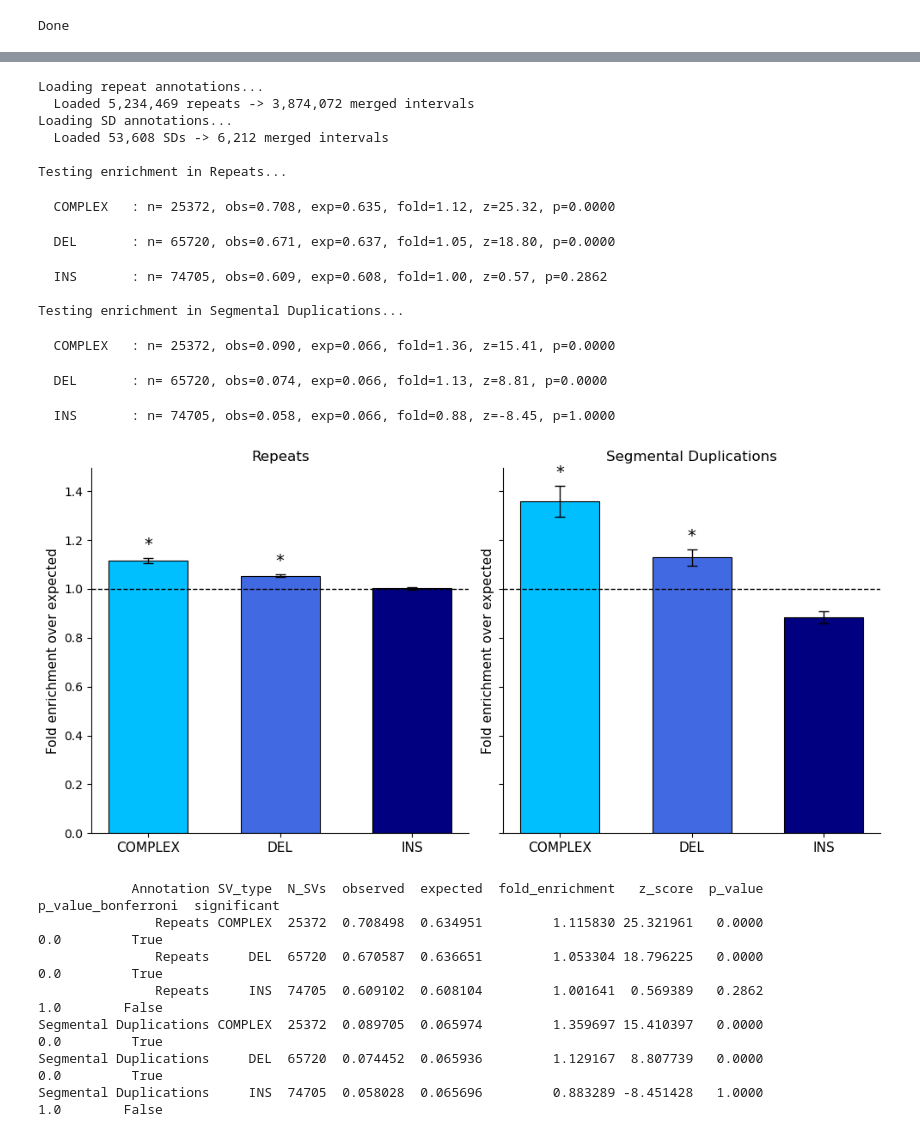
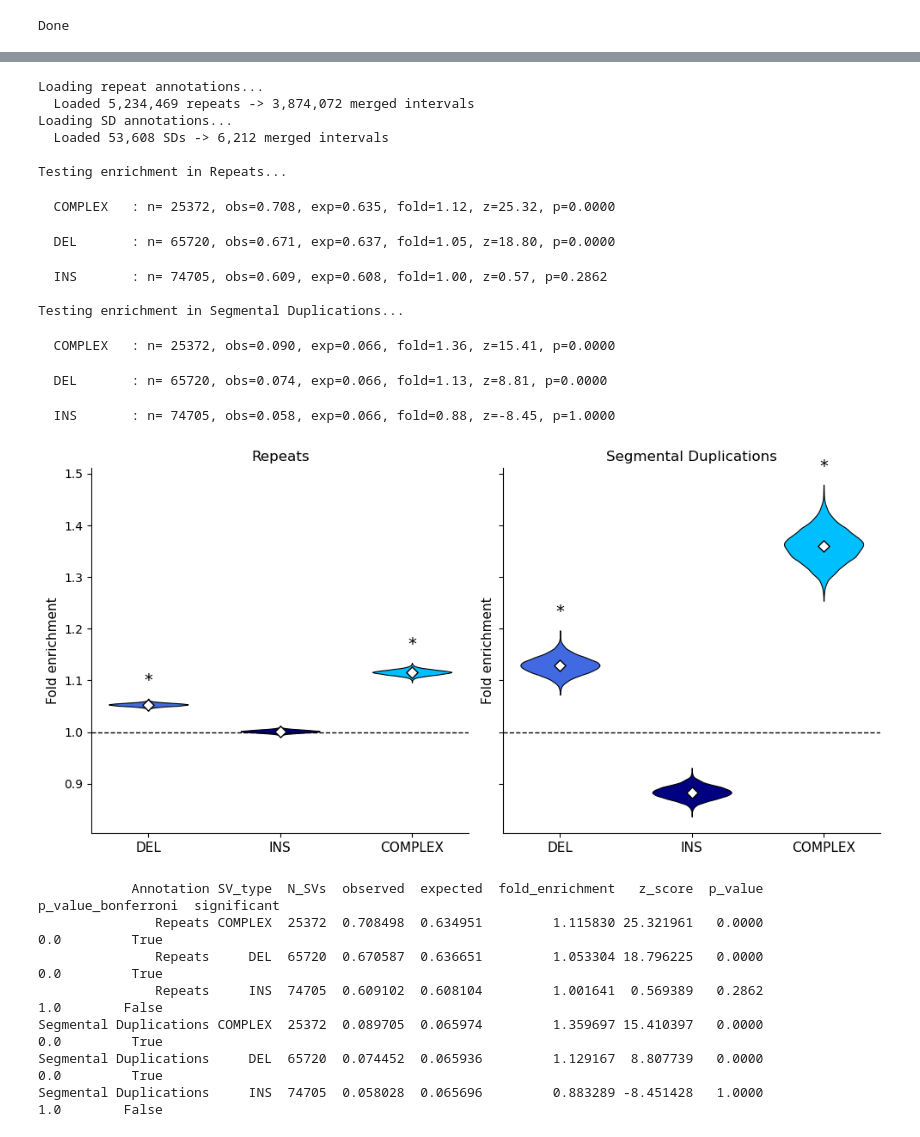
Before and after one commit to AkeyLab/sv_review, a Jupyter notebook: reanalyze_svs.ipynb, the cells around one changed output, grey strips where cells are left out. Cells and saved outputs as stored; diff of their text form; code cells hidden in the pictures.

Commit message:
updated figures

```diff
--- a/reanalyze_svs.ipynb
+++ b/reanalyze_svs.ipynb
@@ -1183,14 +1183,14 @@ for chrom in np.arange(1, 23):
     smallvar_affected_per_genome.append(np.load(f'{base_dir}1kgp_high_coverage_hg38/1kGP_high_coverage_Illumina.chr{chrom}.filtered.sequence_affected_by_smvar.npz')['arr_0'])
 smallvar_affected_per_genome = np.vstack(smallvar_affected_per_genome).sum(axis=0)
 # %%
-number_of_svs = [68818, 241031, 126018, 433371, 107590, 173366, 73000, 78072, 73035, 188500, 167291,
+number_of_svs = [68818, 99604, 241031, 126018, 433371, 107590, 173366, 73000, 78072, 73035, 188500, 167291,
                  429982, 111288]
-number_of_genomes = [2504, 26347, 911, 14891, 35, 3202, 47, 58, 8392, 65, 1019, 53, 945]
-year = [2015, 2020, 2020, 2020, 2021, 2022, 2023, 2023, 2024, 2025, 2025, 2025, 2025]
-month = ['Oct', 'May', 'Jul', 'May', 'Feb', 'Sep', 'May', 'Jun', 'Nov', 'Jul', 'Jul', 'Jul', 'Feb']
-technology = ['srWGS', 'srWGS', 'srWGS', 'srWGS', 'Assembly', 'srWGS',
+number_of_genomes = [2504, 15, 26347, 911, 14891, 35, 3202, 47, 58, 8392, 65, 1019, 53, 945]
+year = [2015, 2019 2020, 2020, 2020, 2021, 2022, 2023, 2023, 2024, 2025, 2025, 2025, 2025]
+month = ['Oct', 'Jan', 'May', 'Jul', 'May', 'Feb', 'Sep', 'May', 'Jun', 'Nov', 'Jul', 'Jul', 'Jul', 'Feb']
+technology = ['srWGS', 'lrWGS', 'srWGS', 'srWGS', 'srWGS', 'Assembly', 'srWGS',
               'Assembly', 'Assembly', 'srWGS', 'Assembly', 'lrWGS', 'Assembly', 'lrWGS']
-publication = ['Sudmant, Rausch et al.', 'Abel et al.', 'Almarri et al.', 'Collins et al.',
+publication = ['Sudmant, Rausch et al.', 'Audano et al.', 'Abel et al.', 'Almarri et al.', 'Collins et al.',
                'Ebert et al.', 'Byrska-Bishop et al.', 'Liao et al.', 'Gao et al.', 'Tan et al.',
                'Logsdon et al.', 'Schloissnig et al.', 'Nassir et al.', 'Gong et al.']
 
@@ -1820,12 +2064,13 @@ def permutation_test_genome_fast(positions_by_chrom, sizes_by_chrom,
 
     return {
         'observed': observed,
-        'expected': expected,  # now derived from null, not raw coverage
+        'expected': expected,
         'null_mean': null_fractions.mean(),
         'null_std': null_fractions.std(),
         'fold_enrichment': fold_enrichment,
         'p_value': p_value,
         'z_score': z_score,
+        'null_fractions': null_fractions,   # <-- add
     }
 
 # ── Load annotations ──────────────────────────────────────────────────────────
@@ -1900,65 +2145,71 @@ results_df['significant'] = results_df['p_value_bonferroni'] < 0.05
 svtype_colors = {
     'INS': 'navy', 'DEL': 'royalblue', 'COMPLEX': 'deepskyblue'
 }
+plot_order = ['DEL', 'INS', 'COMPLEX']
 
 fig, axes = plt.subplots(1, len(annotations),
-                          figsize=(5 * len(annotations), 5),
-                          sharey=True)
+                         figsize=(5 * len(annotations), 5),
+                         sharey=True)
 
 for ax, ann_name in zip(axes, annotations.keys()):
     ann_res = results_df[results_df['Annotation'] == ann_name].copy()
-    ann_res = ann_res[ann_res['SV_type'] != 'SNV']  # drop SNV — only 54
-    ann_res = pd.concat([ann_res[ann_res.SV_type == 'DEL'],
-                         ann_res[ann_res.SV_type == 'INS'],
-                         ann_res[ann_res.SV_type == 'COMPLEX']])
+    ann_res = ann_res.set_index('SV_type').loc[plot_order].reset_index()
 
     x = np.arange(len(ann_res))
-    ax.bar(x, ann_res['fold_enrichment'],
-           color=[svtype_colors.get(t, 'grey') for t in ann_res['SV_type']],
-           edgecolor='black', linewidth=0.8, width=0.6)
 
-    # Null distribution error bars (2 SD)
-    null_fold_std = (ann_res['null_std'] / ann_res['null_mean']) * ann_res['fold_enrichment']
-    ax.errorbar(x, ann_res['fold_enrichment'],
-                yerr=2 * null_fold_std,
-                fmt='none', color='black', capsize=4, linewidth=1)
+    # Null distributions expressed as fold enrichment (observed / null_fractions)
+    null_folds = [row['observed'] / row['null_fractions']
+                  for _, row in ann_res.iterrows()]
 
-    ax.axhline(1.0, color='black', linestyle='--', linewidth=1, label='Expected')
+    parts = ax.violinplot(null_folds, positions=x, widths=0.6,
+                          showextrema=False, showmedians=False)
+    for body, svtype in zip(parts['bodies'], ann_res['SV_type']):
+        body.set_facecolor(svtype_colors.get(svtype, 'grey'))
+        body.set_edgecolor('black')
+        body.set_linewidth(0.8)
+        body.set_alpha(1.0)
+
+    # Observed fold enrichment
+    ax.scatter(x, ann_res['fold_enrichment'],
+               marker='D', s=45, color='white',
+               edgecolor='black', linewidth=1.0, zorder=4)
+
+    ax.axhline(1.0, color='black', linestyle='--', linewidth=1)
     ax.set_xticks(x)
     ax.set_xticklabels(ann_res['SV_type'], fontsize=11)
-    ax.set_ylabel(f'Fold enrichment in {ann_name}', fontsize=11)
+    ax.set_ylabel('Fold enrichment', fontsize=11)
     ax.set_title(ann_name, fontsize=12)
     ax.spines[['top', 'right']].set_visible(False)
 
-    # Significance stars
     for i, (_, row) in enumerate(ann_res.iterrows()):
         if row['significant']:
-            y = row['fold_enrichment'] + 2 * null_fold_std.iloc[i] + 0.02
+            y = max(row['fold_enrichment'], null_folds[i].max()) + 0.02
             ax.text(i, y, '*', ha='center', va='bottom', fontsize=14)
+
 
 plt.tight_layout()
 plt.savefig('sv_enrichment_by_type.pdf', bbox_inches='tight', dpi=600)
 plt.show()
 
 print(results_df[['Annotation', 'SV_type', 'N_SVs', 'observed', 'expected',
                    'fold_enrichment', 'z_score', 'p_value', 'p_value_bonferroni',
                    'significant']].to_string(index=False))
 # %% [output]
 Loading repeat annotations...
   Loaded 5,234,469 repeats -> 3,874,072 merged intervals
 Loading SD annotations...
   Loaded 53,608 SDs -> 6,212 merged intervals
 
 Testing enrichment in Repeats...
   COMPLEX   : n= 25372, obs=0.708, exp=0.635, fold=1.12, z=25.32, p=0.0000
   DEL       : n= 65720, obs=0.671, exp=0.637, fold=1.05, z=18.80, p=0.0000
   INS       : n= 74705, obs=0.609, exp=0.608, fold=1.00, z=0.57, p=0.2862
 
 Testing enrichment in Segmental Duplications...
   COMPLEX   : n= 25372, obs=0.090, exp=0.066, fold=1.36, z=15.41, p=0.0000
   DEL       : n= 65720, obs=0.074, exp=0.066, fold=1.13, z=8.81, p=0.0000
   INS       : n= 74705, obs=0.058, exp=0.066, fold=0.88, z=-8.45, p=1.0000
-[figure, old version]
+[figure, new version]
             Annotation SV_type  N_SVs  observed  expected  fold_enrichment   z_score  p_value  p_value_bonferroni  significant
                Repeats COMPLEX  25372  0.708498  0.634951         1.115830 25.321961   0.0000                 0.0         True
                Repeats     DEL  65720  0.670587  0.636651         1.053304 18.796225   0.0000                 0.0         True
```
Also changed, not shown: parts of 3 cells of this notebook.
